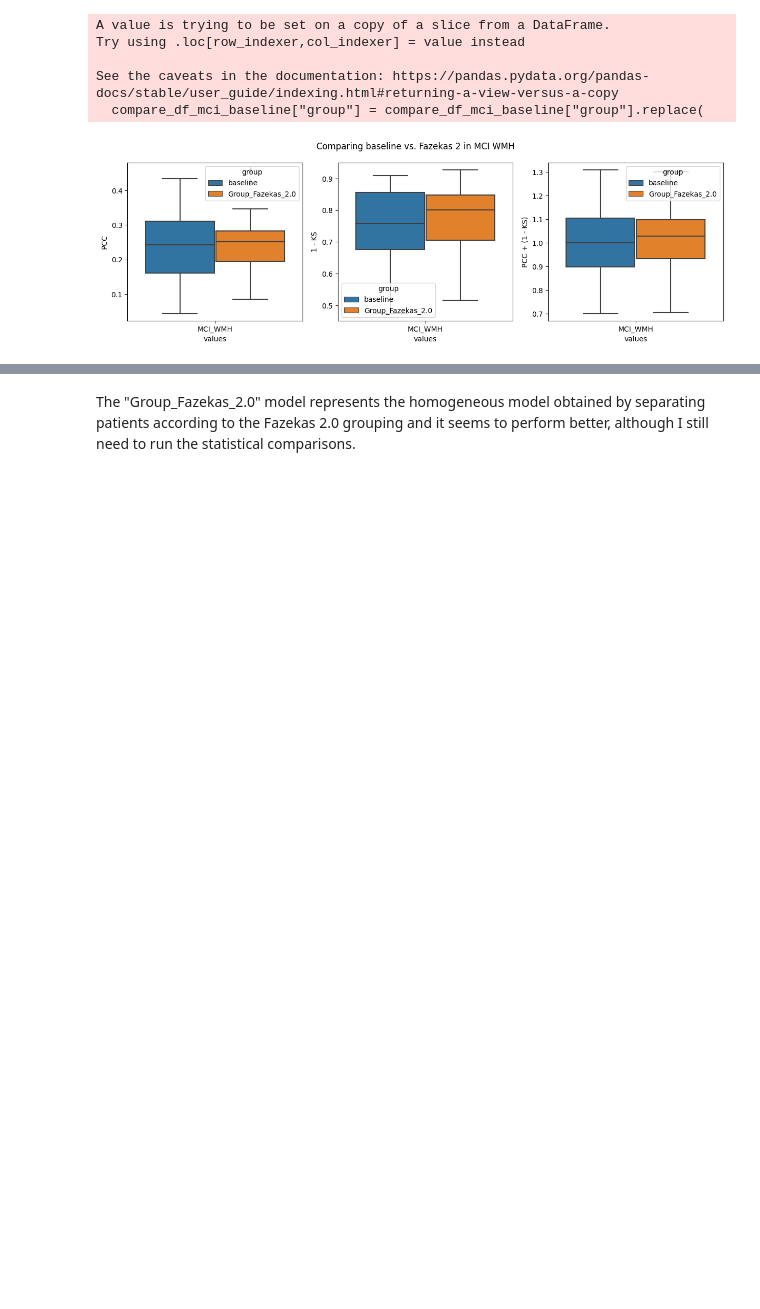
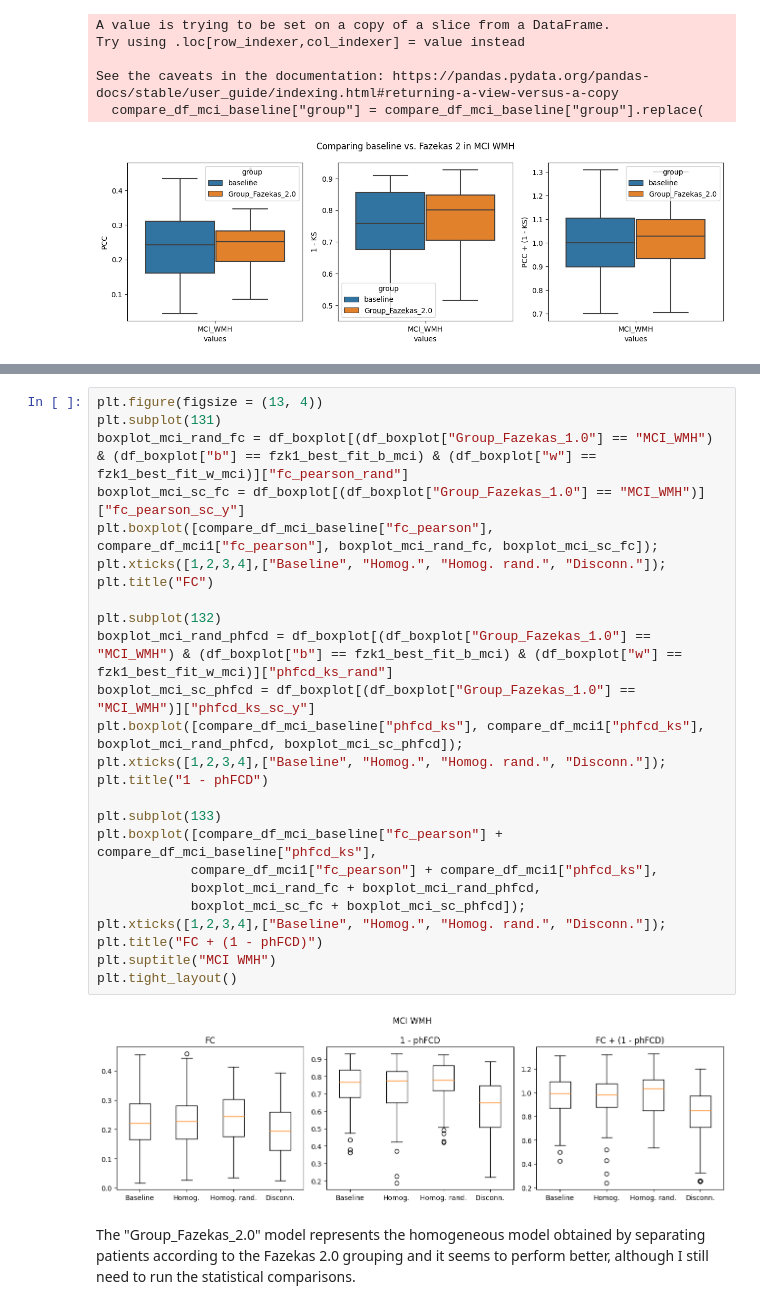
Before and after one commit to dani2442/TMS_in_AD, a Jupyter notebook: 03_modeling_neurolib/petTOAD_exploratory_analysis_evaluate_wmh_groups_ws_-0.1-0.1_bs_-0.025-0.025.ipynb, the cells around one changed output, grey strips where cells are left out. Drawn from its saved outputs; the diff is of its cells as text; blank space fills up the shorter version.

```diff
--- a/03_modeling_neurolib/petTOAD_exploratory_analysis_evaluate_wmh_groups_ws_-0.1-0.1_bs_-0.025-0.025.ipynb
+++ b/03_modeling_neurolib/petTOAD_exploratory_analysis_evaluate_wmh_groups_ws_-0.1-0.1_bs_-0.025-0.025.ipynb
@@ -560,3 +600,30 @@ See the caveats in the documentation: https://pandas.pydata.org/pandas-docs/stab
+# %%
+plt.figure(figsize = (13, 4))
+plt.subplot(131)
+boxplot_mci_rand_fc = df_boxplot[(df_boxplot["Group_Fazekas_1.0"] == "MCI_WMH") & (df_boxplot["b"] == fzk1_best_fit_b_mci) & (df_boxplot["w"] == fzk1_best_fit_w_mci)]["fc_pearson_rand"]
+boxplot_mci_sc_fc = df_boxplot[(df_boxplot["Group_Fazekas_1.0"] == "MCI_WMH")]["fc_pearson_sc_y"]
+plt.boxplot([compare_df_mci_baseline["fc_pearson"], compare_df_mci1["fc_pearson"], boxplot_mci_rand_fc, boxplot_mci_sc_fc]);
+plt.xticks([1,2,3,4],["Baseline", "Homog.", "Homog. rand.", "Disconn."]);
+plt.title("FC")
+
+plt.subplot(132)
+boxplot_mci_rand_phfcd = df_boxplot[(df_boxplot["Group_Fazekas_1.0"] == "MCI_WMH") & (df_boxplot["b"] == fzk1_best_fit_b_mci) & (df_boxplot["w"] == fzk1_best_fit_w_mci)]["phfcd_ks_rand"]
+boxplot_mci_sc_phfcd = df_boxplot[(df_boxplot["Group_Fazekas_1.0"] == "MCI_WMH")]["phfcd_ks_sc_y"]
+plt.boxplot([compare_df_mci_baseline["phfcd_ks"], compare_df_mci1["phfcd_ks"], boxplot_mci_rand_phfcd, boxplot_mci_sc_phfcd]);
+plt.xticks([1,2,3,4],["Baseline", "Homog.", "Homog. rand.", "Disconn."]);
+plt.title("1 - phFCD")
+
+plt.subplot(133)
+plt.boxplot([compare_df_mci_baseline["fc_pearson"] + compare_df_mci_baseline["phfcd_ks"],
+            compare_df_mci1["fc_pearson"] + compare_df_mci1["phfcd_ks"],
+            boxplot_mci_rand_fc + boxplot_mci_rand_phfcd,
+            boxplot_mci_sc_fc + boxplot_mci_sc_phfcd]);
+plt.xticks([1,2,3,4],["Baseline", "Homog.", "Homog. rand.", "Disconn."]);
+plt.title("FC + (1 - phFCD)")
+plt.suptitle("MCI WMH")
+plt.tight_layout()
+# %% [output]
+[figure, added]
 # %% [markdown]
 The "Group_Fazekas_2.0" model represents the homogeneous model obtained by separating patients according to the Fazekas 2.0 grouping and it seems to perform better, although I still need to run the statistical comparisons.
 # %%
```
Also changed, not shown: parts of 9 cells of this notebook.
